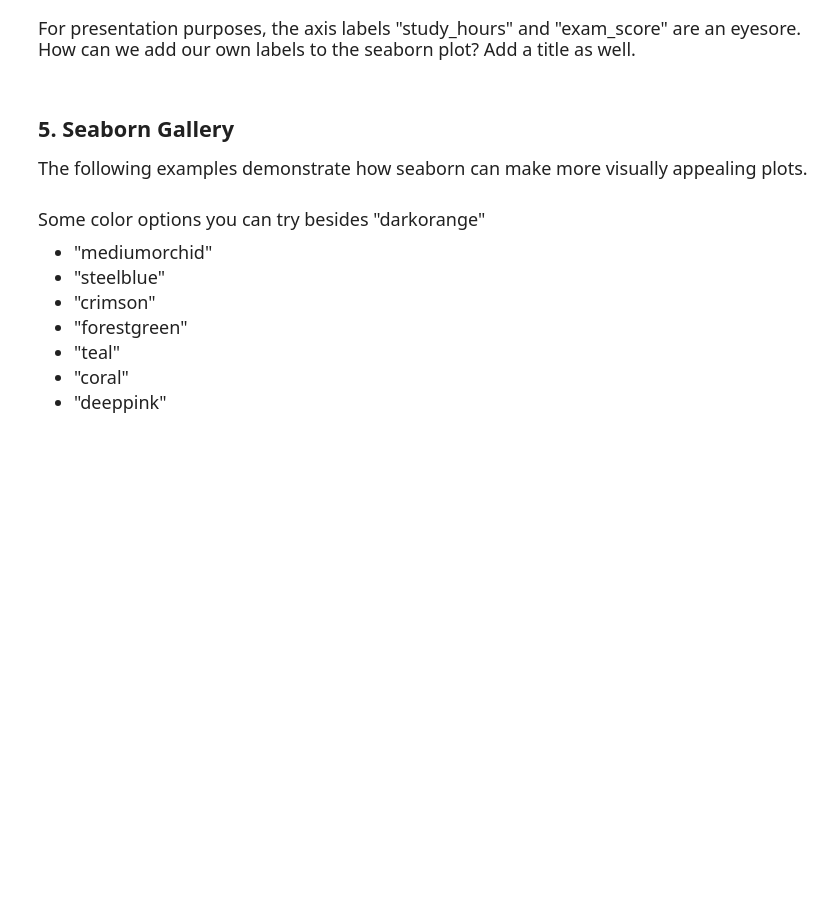
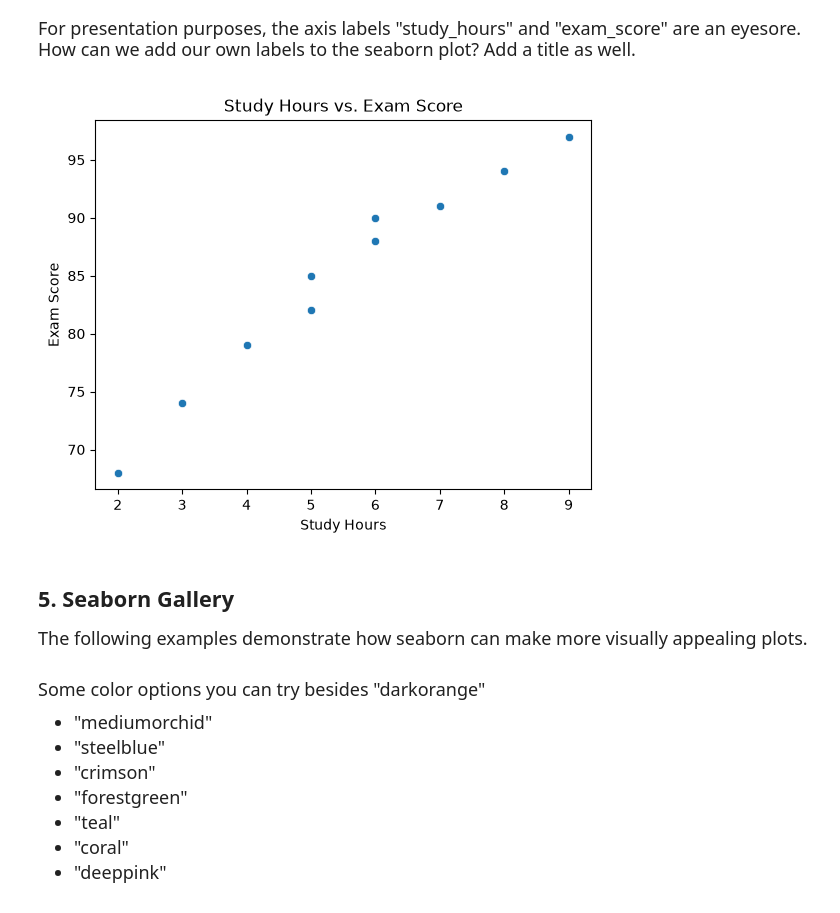
Before and after one commit to JNGU28/datasci185fall2026, a Jupyter notebook: Lab_02/lab02.ipynb, the cells around one changed output. Cells and saved outputs as stored; diff of their text form; code cells hidden in the pictures; blank space fills up the shorter version.

```diff
--- a/Lab_02/lab02.ipynb
+++ b/Lab_02/lab02.ipynb
@@ -214,12 +253,16 @@ plt.show()
 
 For presentation purposes, the axis labels "study_hours" and "exam_score" are an eyesore. How can we add our own labels to the seaborn plot? Add a title as well.
 # %%
-sns.scatterplot(x = pandas_df["study_hours"], y = pandas_df["exam_score"])
+sns.scatterplot(x = pandas_df["study_hours"], y = pandas_df["exam_score"],)
 ### Replace the x-axis and y-axis labels so no underscores are present
 ### Add a title
-
-
+plt.xlabel("Study Hours")
+plt.ylabel("Exam Score")
+plt.title("Study Hours vs. Exam Score")
 plt.show()
+#why can you use plt instead of sns? Seaborn is derived from MPL
+# %% [output]
+[figure, added]
 # %% [markdown]
 ## 5. Seaborn Gallery
 
```
Also changed, not shown: parts of 4 cells of this notebook.
